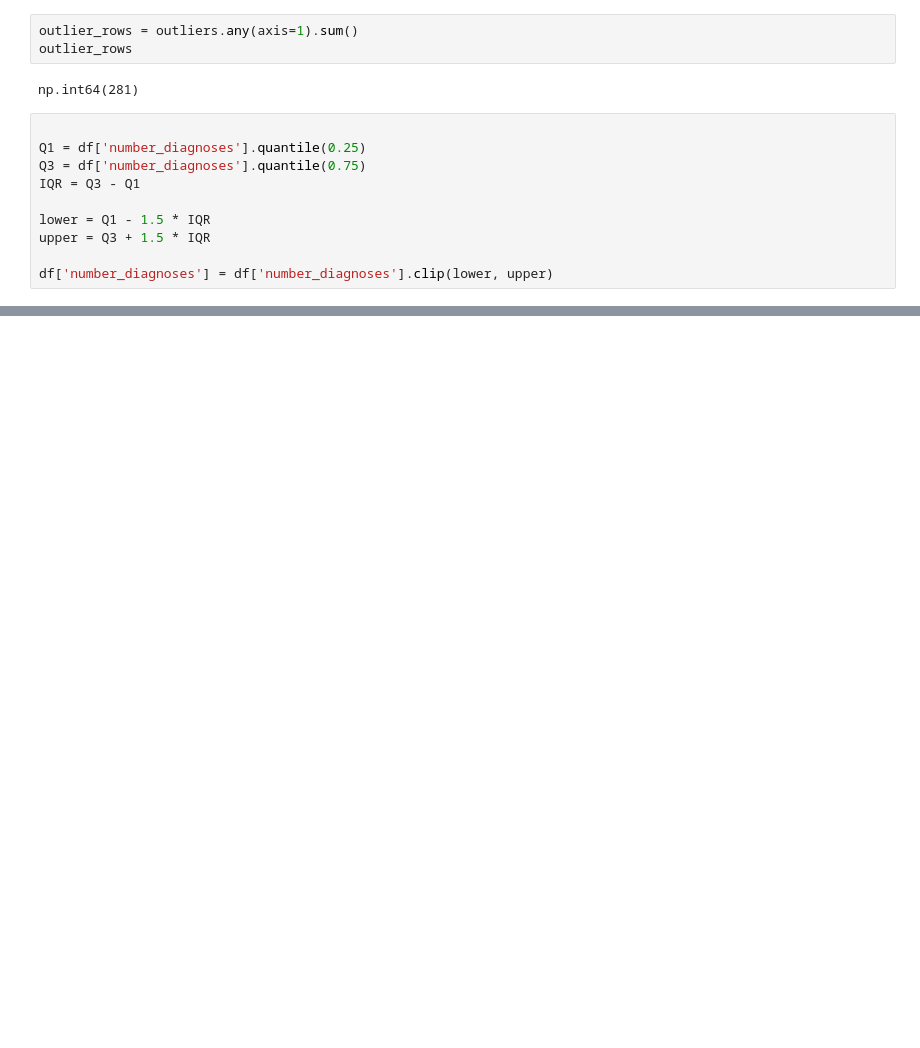
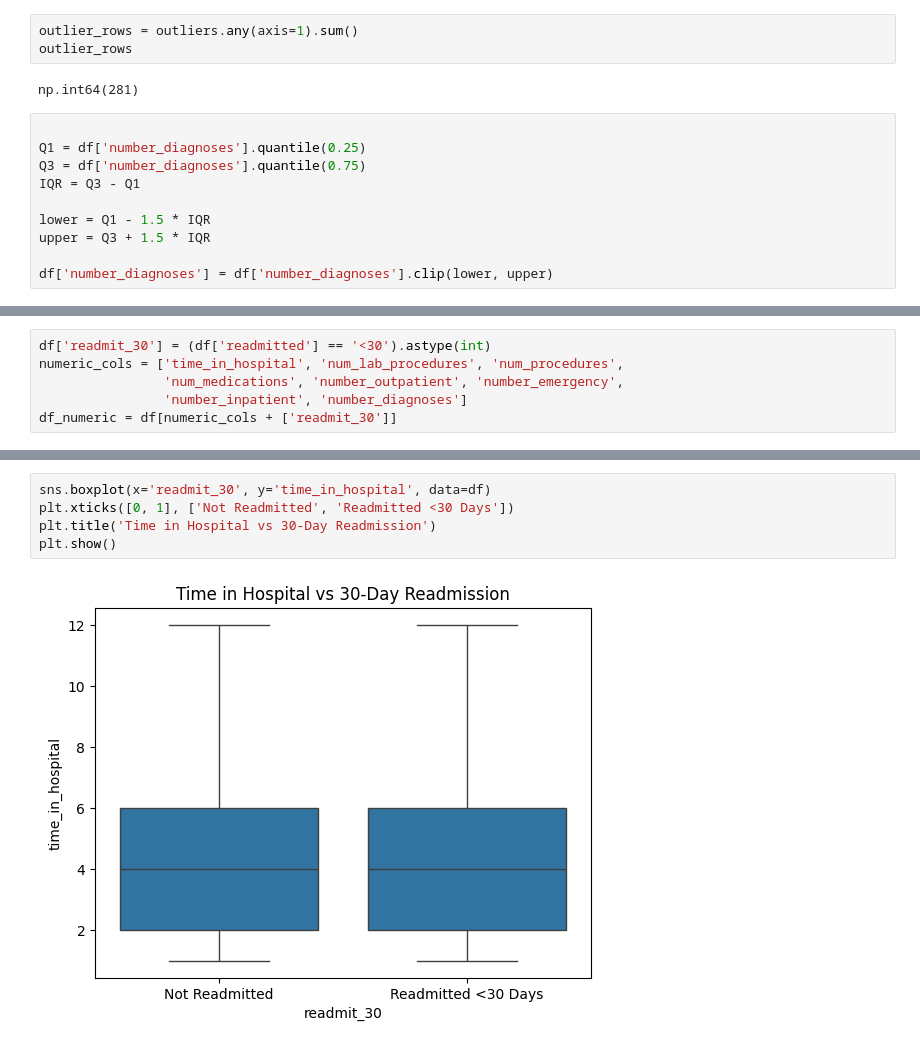
Before and after one commit to guru16-02/TEAM-17-24ADI204, a Jupyter notebook: dsv.ipynb, the cells around one changed output, grey strips where cells are left out. Cells and saved outputs as stored; diff of their text form; blank space fills up the shorter version.

```diff
--- a/dsv.ipynb
+++ b/dsv.ipynb
@@ -259,0 +268,6 @@ df['number_diagnoses'] = df['number_diagnoses'].clip(lower, upper)
+# %%
+df['readmit_30'] = (df['readmitted'] == '<30').astype(int)
+numeric_cols = ['time_in_hospital', 'num_lab_procedures', 'num_procedures',
+                'num_medications', 'number_outpatient', 'number_emergency',
+                'number_inpatient', 'number_diagnoses']
+df_numeric = df[numeric_cols + ['readmit_30']]
@@ -259,0 +295,7 @@ df['number_diagnoses'] = df['number_diagnoses'].clip(lower, upper)
+# %%
+sns.boxplot(x='readmit_30', y='time_in_hospital', data=df)
+plt.xticks([0, 1], ['Not Readmitted', 'Readmitted <30 Days'])
+plt.title('Time in Hospital vs 30-Day Readmission')
+plt.show()
+# %% [output]
+[figure, added]
```
Also changed, not shown: parts of 25 cells of this notebook.
